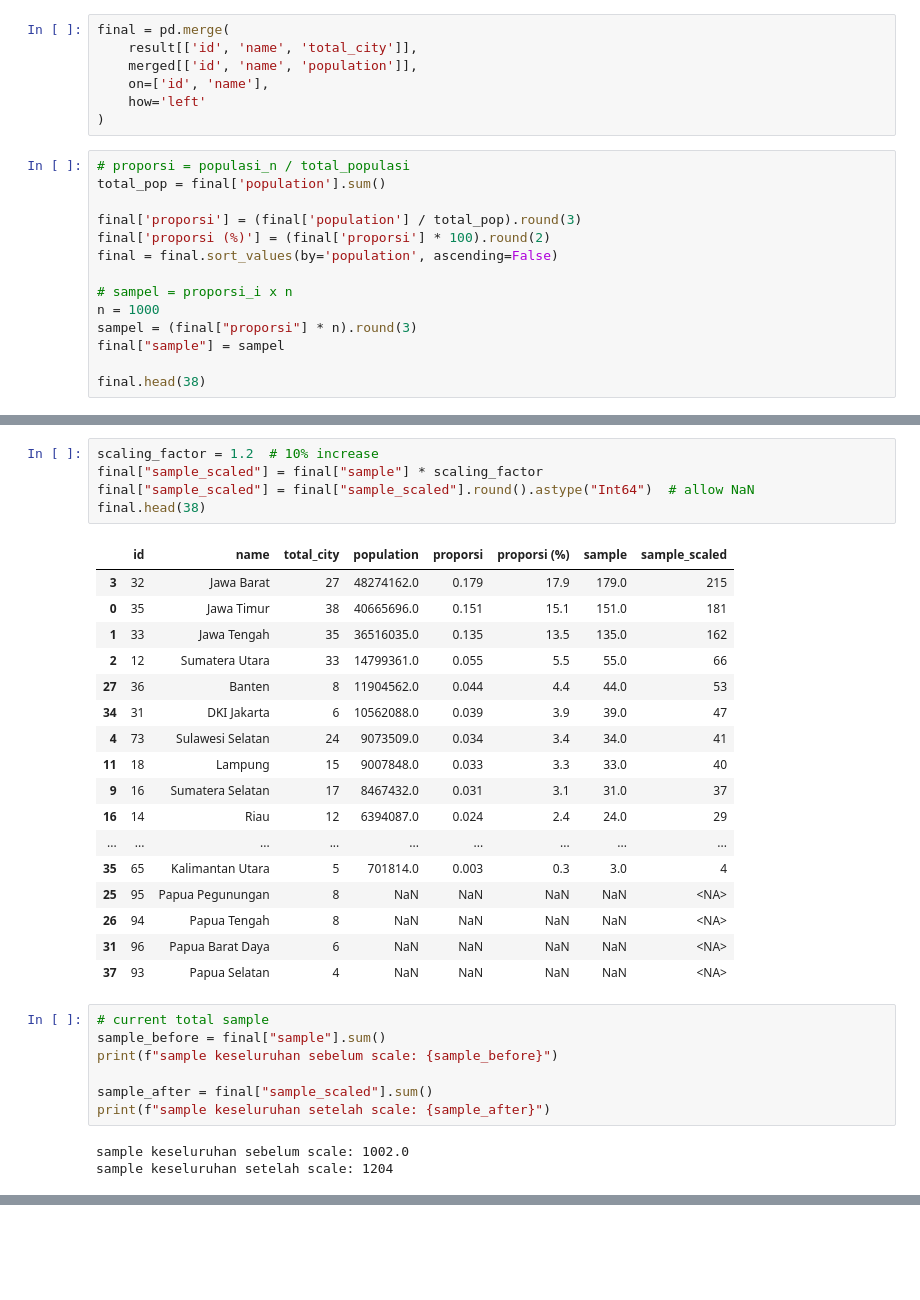
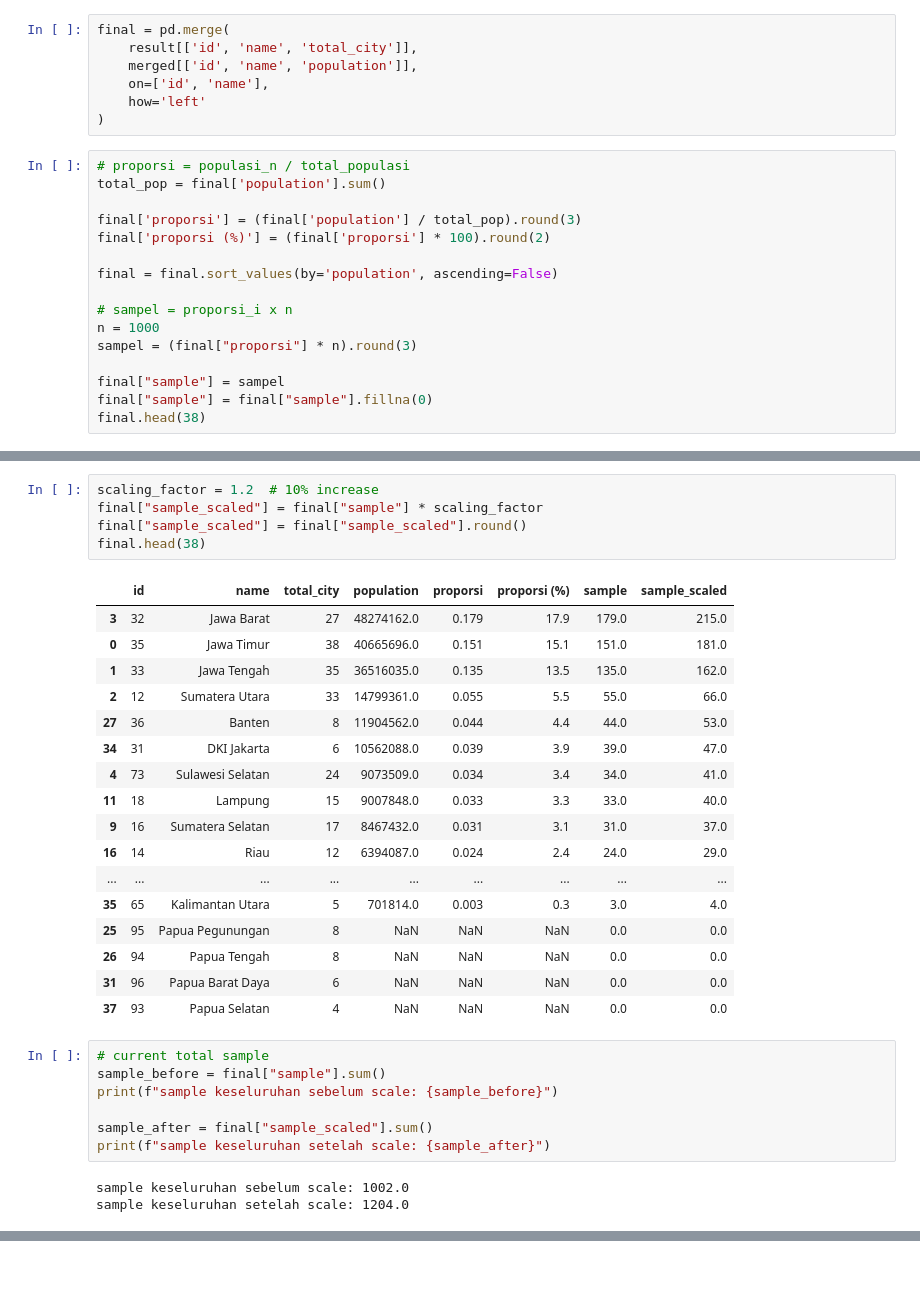
Before and after one commit to sxiera/survey-program, a Jupyter notebook: main-code/data-kpk.ipynb, the cells around one changed output, grey strips where cells are left out. Cells and saved outputs as stored; diff of their text form.

Commit message:
revise and add the final scale

```diff
--- a/main-code/data-kpk.ipynb
+++ b/main-code/data-kpk.ipynb
@@ -163,13 +163,15 @@ total_pop = final['population'].sum()
 
 final['proporsi'] = (final['population'] / total_pop).round(3)
 final['proporsi (%)'] = (final['proporsi'] * 100).round(2)
+
 final = final.sort_values(by='population', ascending=False)
 
 # sampel = proporsi_i x n
 n = 1000
 sampel = (final["proporsi"] * n).round(3)
+
 final["sample"] = sampel
-
+final["sample"] = final["sample"].fillna(0)
 final.head(38)
 # %% [output]
 |  | id | name | total_city | population | proporsi | proporsi (%) | sample |
@@ -192,26 +194,26 @@ final.head(38)
 # %%
 scaling_factor = 1.2  # 10% increase
 final["sample_scaled"] = final["sample"] * scaling_factor
-final["sample_scaled"] = final["sample_scaled"].round().astype("Int64")  # allow NaN
+final["sample_scaled"] = final["sample_scaled"].round()
 final.head(38)
 # %% [output]
 |  | id | name | total_city | population | proporsi | proporsi (%) | sample | sample_scaled |
-| 3 | 32 | Jawa Barat | 27 | 48274162.0 | 0.179 | 17.9 | 179.0 | 215 |
-| 0 | 35 | Jawa Timur | 38 | 40665696.0 | 0.151 | 15.1 | 151.0 | 181 |
-| 1 | 33 | Jawa Tengah | 35 | 36516035.0 | 0.135 | 13.5 | 135.0 | 162 |
-| 2 | 12 | Sumatera Utara | 33 | 14799361.0 | 0.055 | 5.5 | 55.0 | 66 |
-| 27 | 36 | Banten | 8 | 11904562.0 | 0.044 | 4.4 | 44.0 | 53 |
-| 34 | 31 | DKI Jakarta | 6 | 10562088.0 | 0.039 | 3.9 | 39.0 | 47 |
-| 4 | 73 | Sulawesi Selatan | 24 | 9073509.0 | 0.034 | 3.4 | 34.0 | 41 |
-| 11 | 18 | Lampung | 15 | 9007848.0 | 0.033 | 3.3 | 33.0 | 40 |
-| 9 | 16 | Sumatera Selatan | 17 | 8467432.0 | 0.031 | 3.1 | 31.0 | 37 |
-| 16 | 14 | Riau | 12 | 6394087.0 | 0.024 | 2.4 | 24.0 | 29 |
+| 3 | 32 | Jawa Barat | 27 | 48274162.0 | 0.179 | 17.9 | 179.0 | 215.0 |
+| 0 | 35 | Jawa Timur | 38 | 40665696.0 | 0.151 | 15.1 | 151.0 | 181.0 |
+| 1 | 33 | Jawa Tengah | 35 | 36516035.0 | 0.135 | 13.5 | 135.0 | 162.0 |
+| 2 | 12 | Sumatera Utara | 33 | 14799361.0 | 0.055 | 5.5 | 55.0 | 66.0 |
+| 27 | 36 | Banten | 8 | 11904562.0 | 0.044 | 4.4 | 44.0 | 53.0 |
+| 34 | 31 | DKI Jakarta | 6 | 10562088.0 | 0.039 | 3.9 | 39.0 | 47.0 |
+| 4 | 73 | Sulawesi Selatan | 24 | 9073509.0 | 0.034 | 3.4 | 34.0 | 41.0 |
+| 11 | 18 | Lampung | 15 | 9007848.0 | 0.033 | 3.3 | 33.0 | 40.0 |
+| 9 | 16 | Sumatera Selatan | 17 | 8467432.0 | 0.031 | 3.1 | 31.0 | 37.0 |
+| 16 | 14 | Riau | 12 | 6394087.0 | 0.024 | 2.4 | 24.0 | 29.0 |
 | ... | ... | ... | ... | ... | ... | ... | ... | ... |
-| 35 | 65 | Kalimantan Utara | 5 | 701814.0 | 0.003 | 0.3 | 3.0 | 4 |
-| 25 | 95 | Papua Pegunungan | 8 | NaN | NaN | NaN | NaN | <NA> |
-| 26 | 94 | Papua Tengah | 8 | NaN | NaN | NaN | NaN | <NA> |
-| 31 | 96 | Papua Barat Daya | 6 | NaN | NaN | NaN | NaN | <NA> |
-| 37 | 93 | Papua Selatan | 4 | NaN | NaN | NaN | NaN | <NA> |
+| 35 | 65 | Kalimantan Utara | 5 | 701814.0 | 0.003 | 0.3 | 3.0 | 4.0 |
+| 25 | 95 | Papua Pegunungan | 8 | NaN | NaN | NaN | 0.0 | 0.0 |
+| 26 | 94 | Papua Tengah | 8 | NaN | NaN | NaN | 0.0 | 0.0 |
+| 31 | 96 | Papua Barat Daya | 6 | NaN | NaN | NaN | 0.0 | 0.0 |
+| 37 | 93 | Papua Selatan | 4 | NaN | NaN | NaN | 0.0 | 0.0 |
 # %%
 # current total sample
 sample_before = final["sample"].sum()
@@ -221,4 +223,4 @@ sample_after = final["sample_scaled"].sum()
 print(f"sample keseluruhan setelah scale: {sample_after}")
 # %% [output]
 sample keseluruhan sebelum scale: 1002.0
-sample keseluruhan setelah scale: 1204
+sample keseluruhan setelah scale: 1204.0
```
Also changed, not shown: parts of 8 cells of this notebook, 2 other files.
